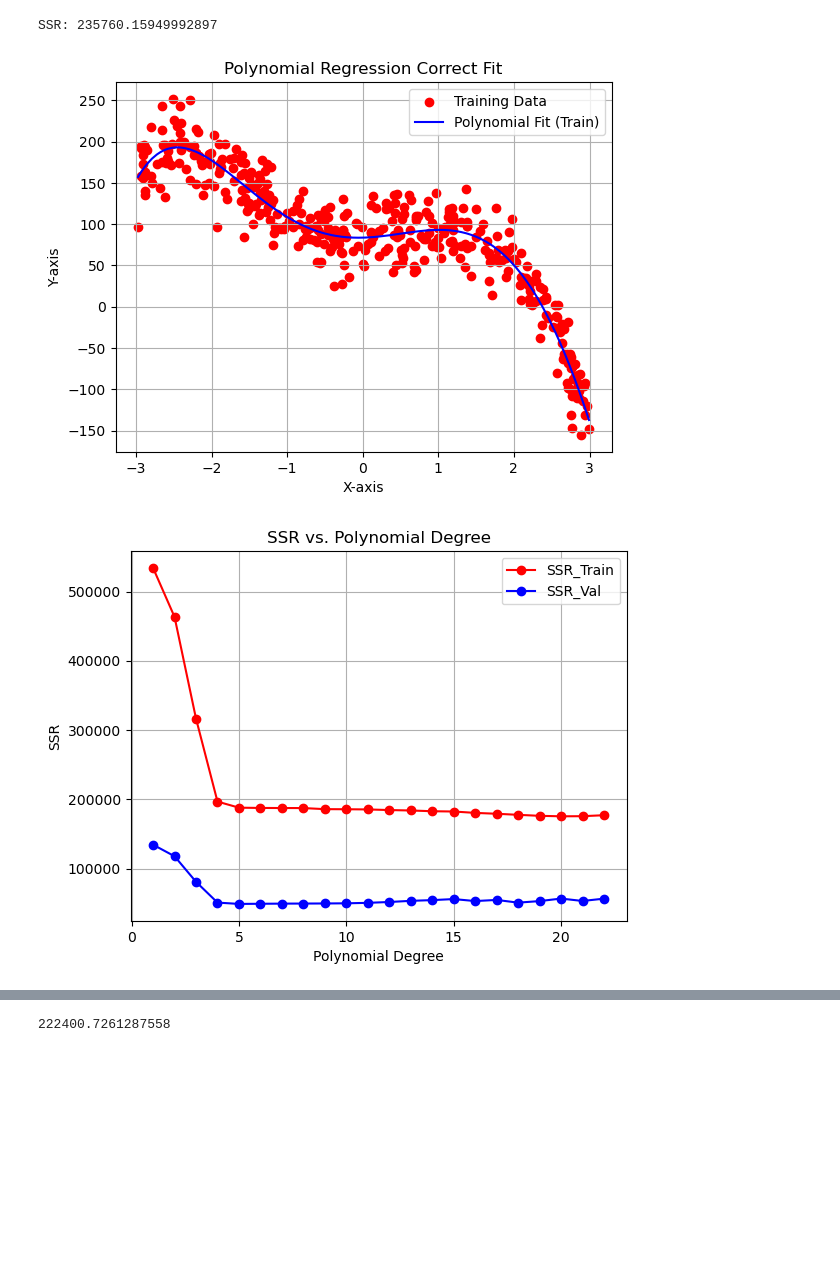
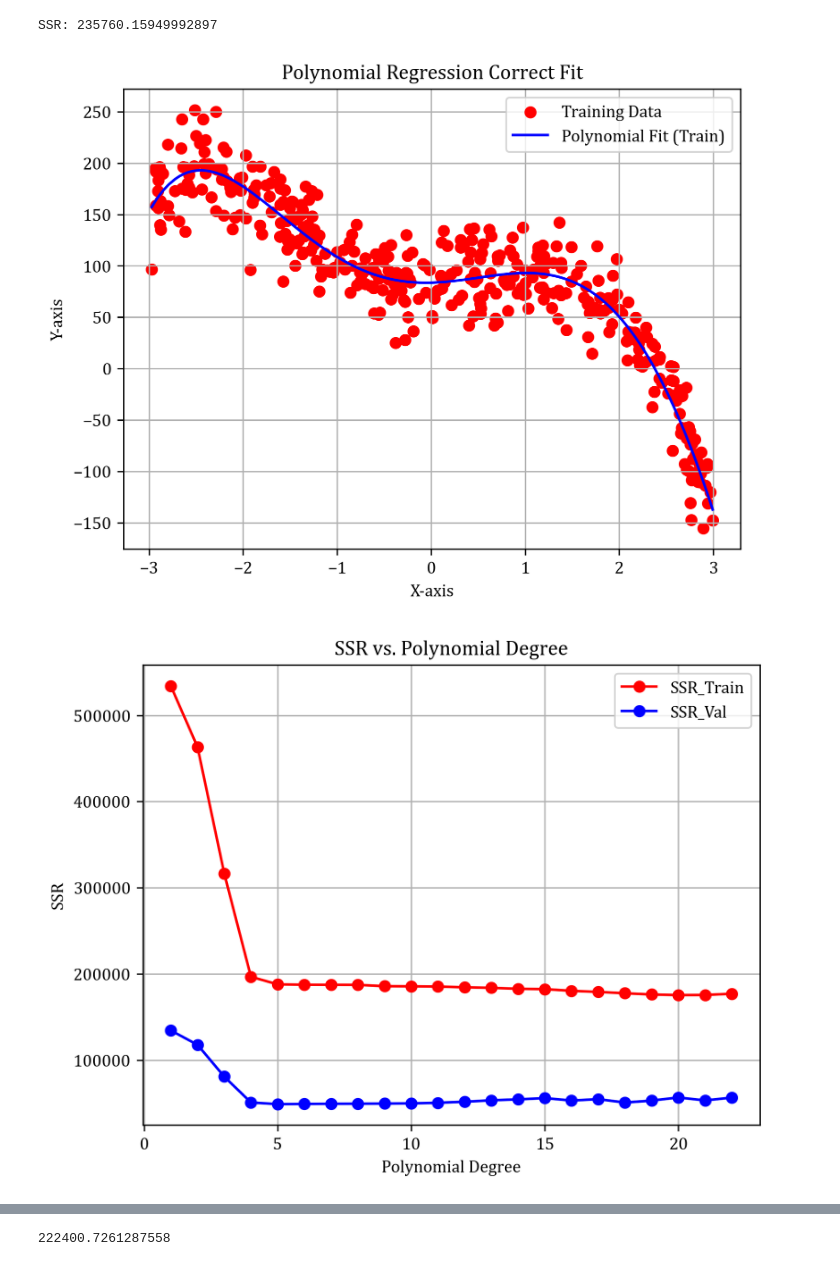
Before and after one commit to rennaMAhcuS/CS215Assignments, a Jupyter notebook: 3/3-regression/3.ipynb, the cells around one changed output, grey strips where cells are left out. Drawn from its saved outputs; the diff is of its cells as text; code cells hidden in the pictures; blank space fills up the shorter version.

```diff
--- a/3/3-regression/3.ipynb
+++ b/3/3-regression/3.ipynb
@@ -4,6 +4,8 @@ import pickle
 import matplotlib.pyplot as plt
 import numpy as np
 import pandas as pd
+
+plt.rcParams['font.family'] = 'Cambria'
 # %%
 def generalise_x_matrix(x, degree):
     """
@@ -163,17 +165,19 @@ test_output = pd.DataFrame({'id': test_id, 'x': test_x.flatten(), 'y': test_pred
 test_output.to_csv('test_predictions.csv', index=False)
 # %%
 # Plotting Correct Polynomial fit
+fig = plt.figure(dpi=300)
 plt.scatter(x_sorted, y_sorted, color='red', label='Training Data')
 plt.plot(x_sorted, pred_y_train, color='blue', label='Polynomial Fit (Train)')
 plt.title('Polynomial Regression Correct Fit')
 plt.xlabel('X-axis')
 plt.ylabel('Y-axis')
 plt.legend()
 plt.grid()
 # %% [output]
-[figure, old version]
+[figure, new version]
 # %%
 # Plotting of SSR
+plt.figure(dpi=300)
 plt.plot(degrees, list(avg_ssr_train.values()), marker='o', color='red', label='SSR_Train')
 plt.plot(degrees, list(avg_ssr_val.values()), marker='o', color='blue', label='SSR_Val')
 plt.title('SSR vs. Polynomial Degree')
@@ -183,6 +187,6 @@ plt.ylabel('SSR')
 plt.legend()
 plt.grid()
 # %% [output]
-[figure, old version]
+[figure, new version]
 # %%
 # Plotting of SSR
```
Also changed, not shown: parts of 2 cells of this notebook.
